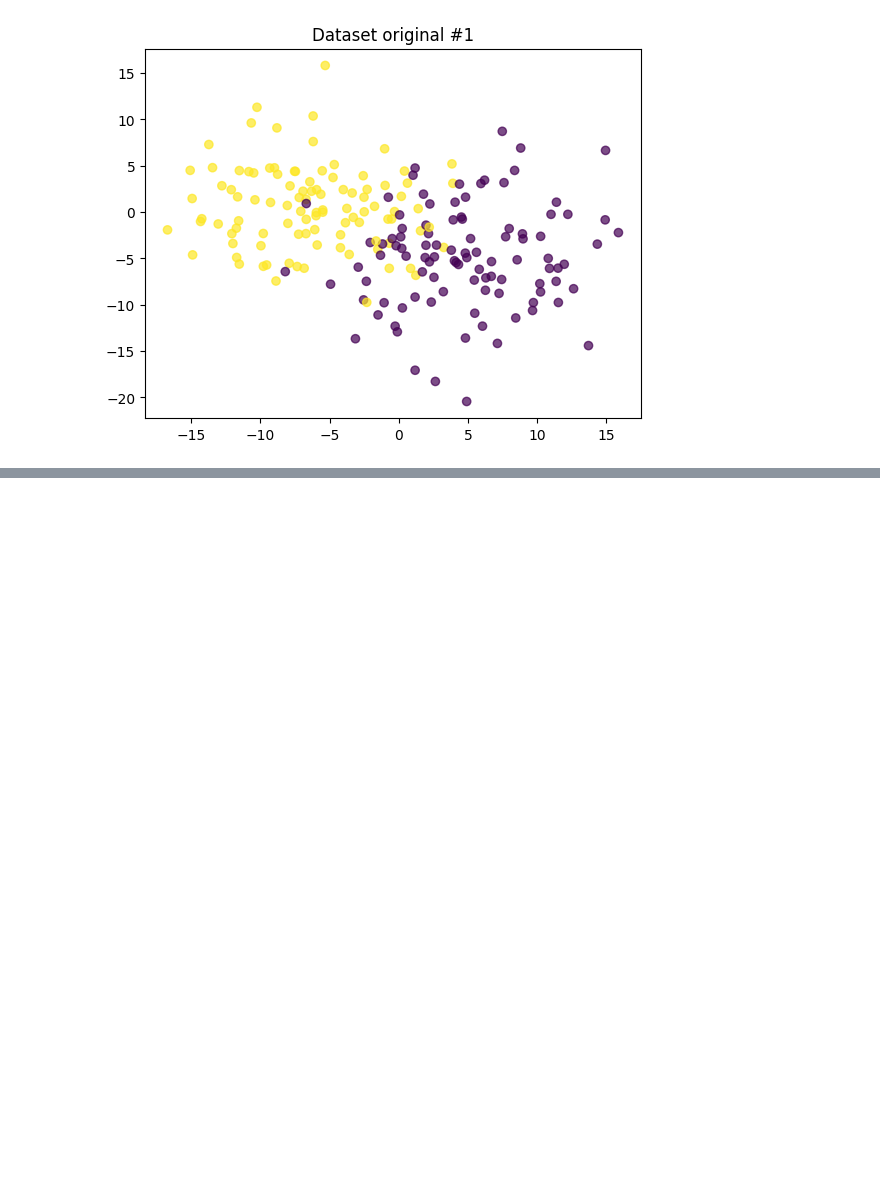
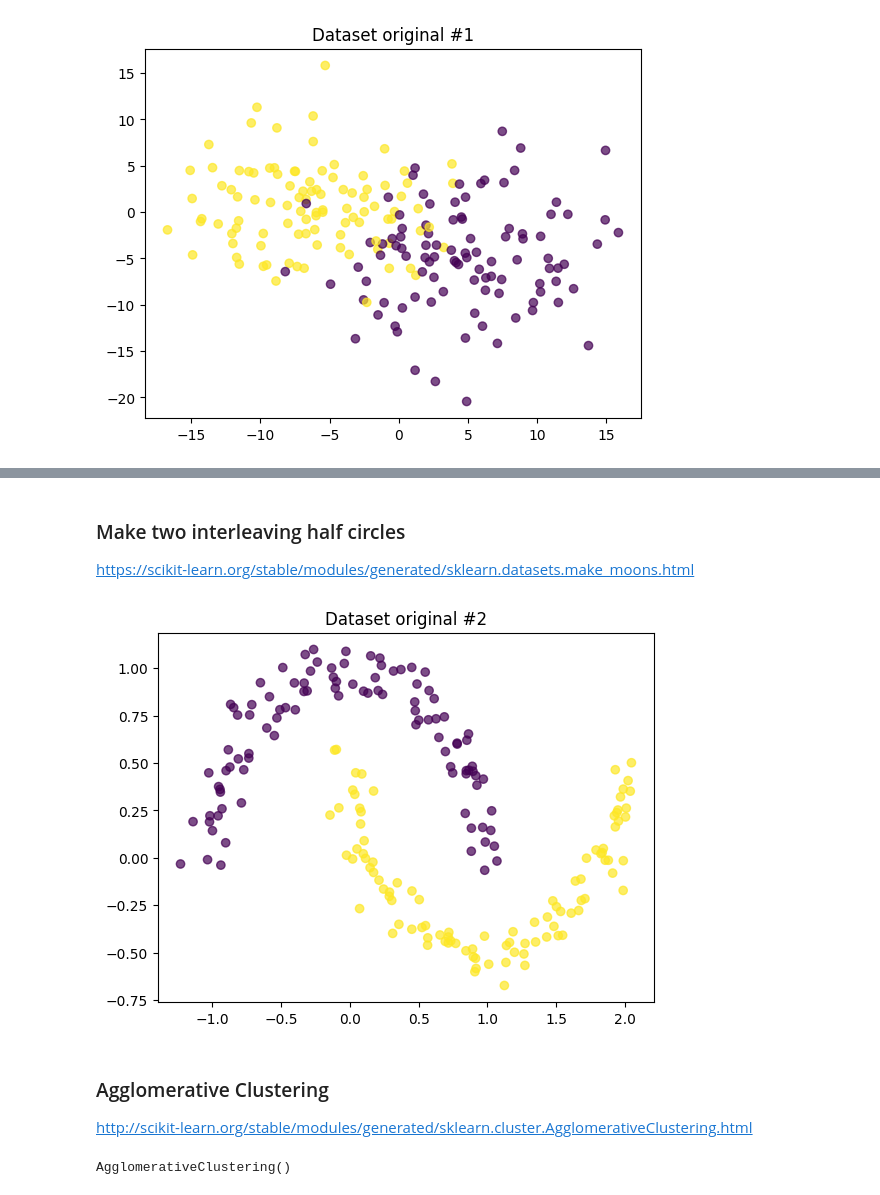
Before and after one commit to BenjaminGMC/sic_ai_2025_jun, a Jupyter notebook: 03machinelearning/clase_16.ipynb, the cells around one changed output, grey strips where cells are left out. Drawn from its saved outputs; the diff is of its cells as text; code cells hidden in the pictures; blank space fills up the shorter version.

```diff
--- a/03machinelearning/clase_16.ipynb
+++ b/03machinelearning/clase_16.ipynb
@@ -14,0 +26,15 @@ plt.show()
+# %% [markdown]
+### Make two interleaving half circles
+
+https://scikit-learn.org/stable/modules/generated/sklearn.datasets.make_moons.html
+# %%
+X2, label2 = make_moons(n_samples=200, noise=0.08, random_state=123)
+plt.scatter(X2[:,0], X2[:,1], c = label2, alpha=0.7)
+plt.title('Dataset original #2')
+plt.show()
+# %% [output]
+[figure, added]
+# %% [markdown]
+### Agglomerative Clustering
+
+http://scikit-learn.org/stable/modules/generated/sklearn.cluster.AgglomerativeClustering.html
@@ -14,0 +48,9 @@ plt.show()
+# %%
+# Instanciar el algoritmo
+
+model = AgglomerativeClustering(n_clusters=2)
+
+# Realizo el ajuste del modelo
+model.fit(X1)
+# %% [output]
+AgglomerativeClustering()
```
Also changed, not shown: parts of 6 cells of this notebook.
